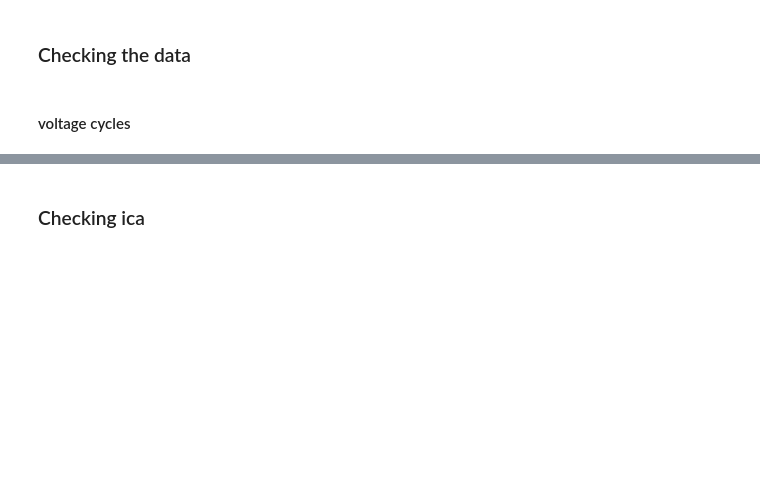
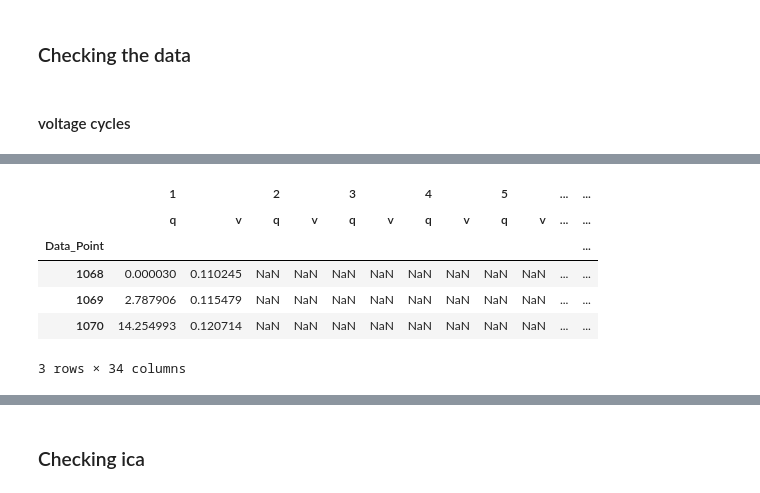
Before and after one commit to jepegit/cellpy, a Jupyter notebook: dev_utils/plotting_tests_dqdv.ipynb, the cells around one changed output, grey strips where cells are left out. Cells and saved outputs as stored; diff of their text form; code cells hidden in the pictures; blank space fills up the shorter version.

```diff
--- a/dev_utils/plotting_tests_dqdv.ipynb
+++ b/dev_utils/plotting_tests_dqdv.ipynb
@@ -71,0 +93,10 @@ charge_df = pd.concat(charge_dfs, axis=1, keys=[k.name for k in charge_dfs])
+# %%
+charge_df.head(3)
+# %% [output]
+|  | 1 |  | 2 |  | 3 |  | 4 |  | 5 |  | ... | ... |
+|  | q | v | q | v | q | v | q | v | q | v | ... | ... |
+| Data_Point |  |  |  |  |  |  |  |  |  |  |  | ... |
+| 1068 | 0.000030 | 0.110245 | NaN | NaN | NaN | NaN | NaN | NaN | NaN | NaN | ... | ... |
+| 1069 | 2.787906 | 0.115479 | NaN | NaN | NaN | NaN | NaN | NaN | NaN | NaN | ... | ... |
+| 1070 | 14.254993 | 0.120714 | NaN | NaN | NaN | NaN | NaN | NaN | NaN | NaN | ... | ... |
+3 rows × 34 columns
```
Also changed, not shown: parts of 27 cells of this notebook, 1 other file.
